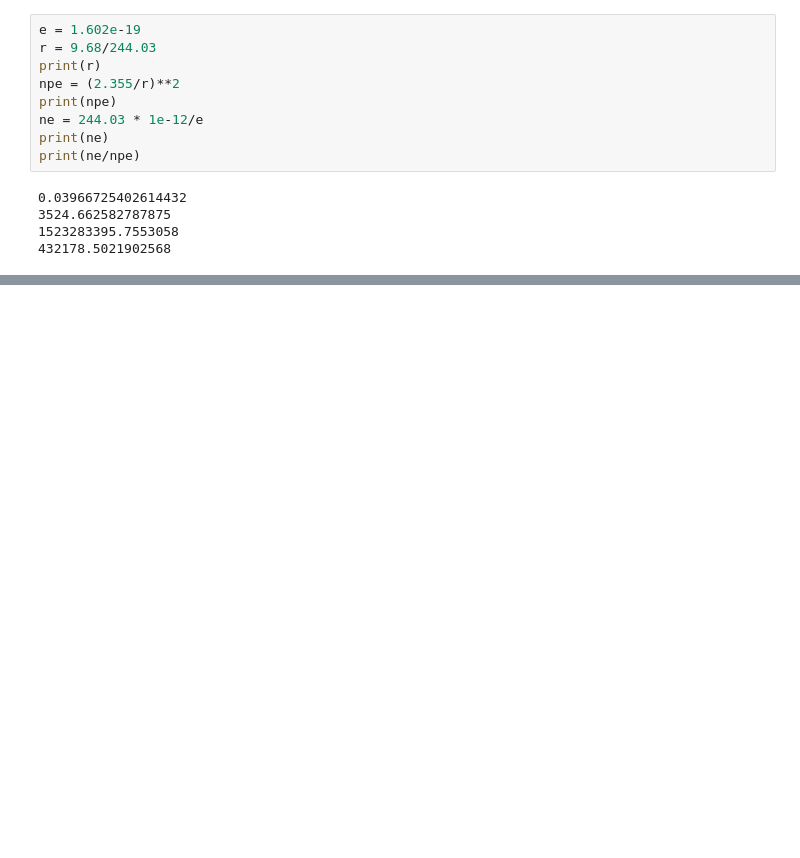
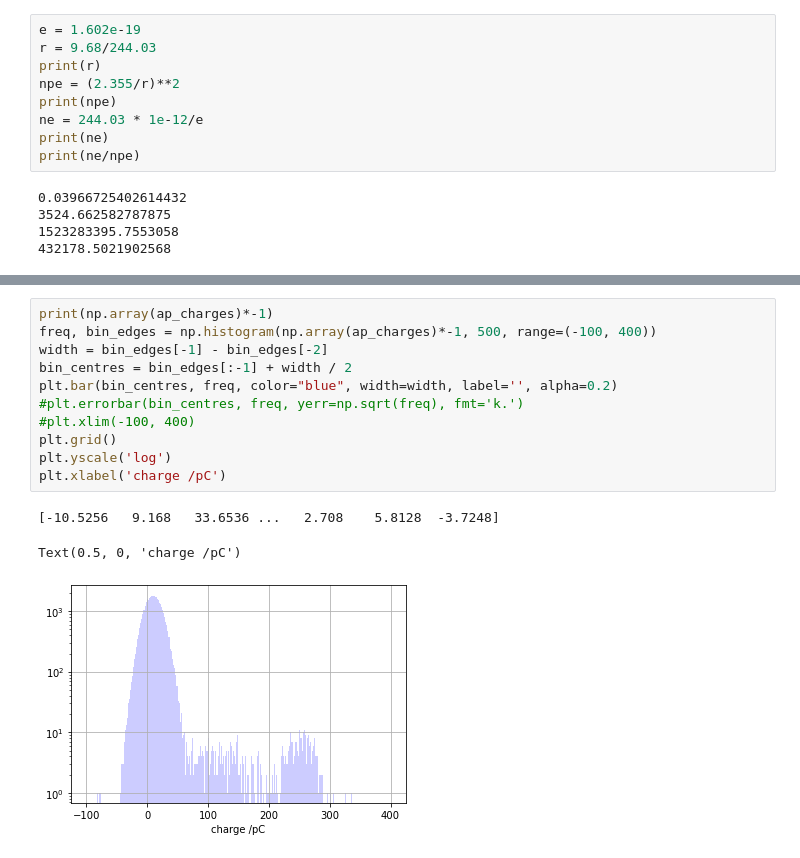
Before and after one commit to SuperNEMO-DBD/PMT-ShapeAnalysis, a Jupyter notebook: pmt_he_study/pulse_fitter.ipynb, the cells around one changed output, grey strips where cells are left out. Cells and saved outputs as stored; diff of their text form; blank space fills up the shorter version.

```diff
--- a/pmt_he_study/pulse_fitter.ipynb
+++ b/pmt_he_study/pulse_fitter.ipynb
@@ -458,0 +478,15 @@ can.Draw()
+# %%
+print(np.array(ap_charges)*-1)
+freq, bin_edges = np.histogram(np.array(ap_charges)*-1, 500, range=(-100, 400))
+width = bin_edges[-1] - bin_edges[-2]
+bin_centres = bin_edges[:-1] + width / 2
+plt.bar(bin_centres, freq, color="blue", width=width, label='', alpha=0.2)
+#plt.errorbar(bin_centres, freq, yerr=np.sqrt(freq), fmt='k.')
+#plt.xlim(-100, 400)
+plt.grid()
+plt.yscale('log')
+plt.xlabel('charge /pC')
+# %% [output]
+[-10.5256   9.168   33.6536 ...   2.708    5.8128  -3.7248]
+Text(0.5, 0, 'charge /pC')
+[figure, added]
```
Also changed, not shown: parts of 28 cells of this notebook, 10 other files.
